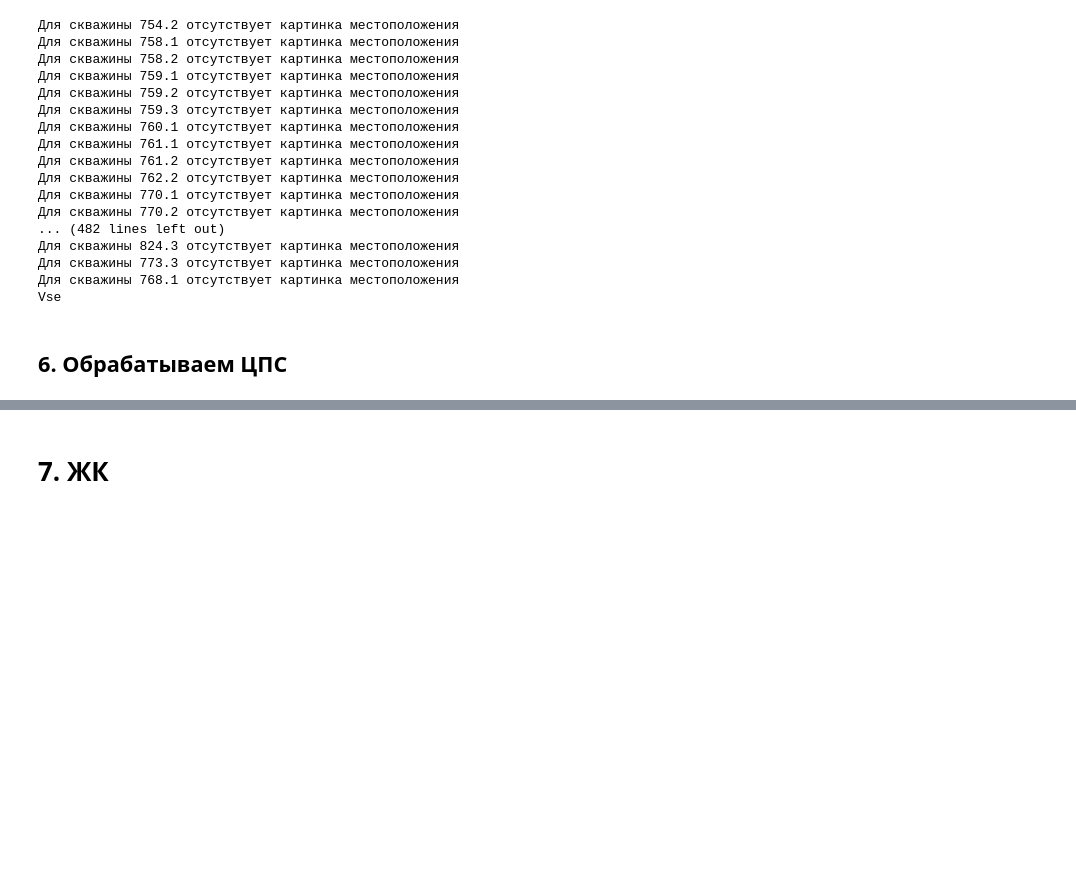
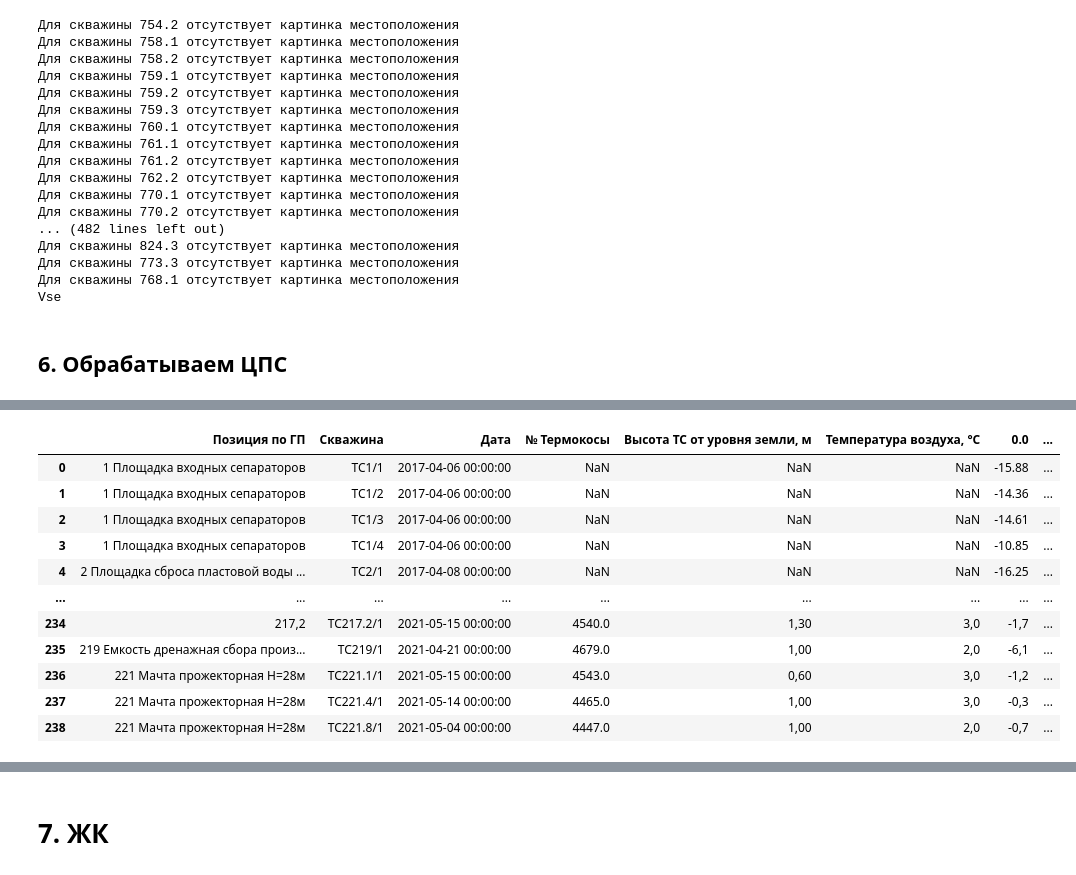
Before and after one commit to NikolaevMikhailRoma/m_project, a Jupyter notebook: Mesoyaha_passports.ipynb, the cells around one changed output, grey strips where cells are left out. Saved outputs shown, nothing was run; the diff lists cells and outputs as text; code cells hidden in the pictures; blank space fills up the shorter version.

```diff
--- a/Mesoyaha_passports.ipynb
+++ b/Mesoyaha_passports.ipynb
@@ -905,0 +890,81 @@ See the caveats in the documentation: https://pandas.pydata.org/pandas-docs/stab
+# %%
+# def read_df(path_to_file, name_of_area, list_of_table_names,  column_with_well_names = 'Unnamed: 3'):
+#   # например: column_with_well_names = 'Unnamed: 3' # значит третью колонку мы используем для обозначения названий скважин
+
+#   for i, sheet in enumerate (list_of_table_names):
+#     if i==0:
+#         df = pd.read_excel(path_to_file, sheet_name = sheet, skiprows = 12) # вроде вставка дат работает как надо
+#         rename_df(df, column_with_well_names, name_of_area)
+#     else:
+#         df_temp = pd.read_excel(path_to_file, sheet_name = sheet, skiprows = 12) # вроде вставка дат работает как надо
+#         rename_df(df_temp, column_with_well_names, name_of_area)
+#         df = pd.concat([df, df_temp])
+#     df = df[df['Дата'].notna()]
+#     df = df[df['Скважина'].notna()]
+#     df['Скважина'] = df['Скважина'].astype(str).str.replace(',', '.')
+#   return(df)
+
+# def rename_df(df, column_with_well_names, name_of_area = 'Default'):
+#   # переименовываем и удаляем ненужные колонки, column_with_well_names здесь означает колонку с названием скважины
+
+#   # additional_columns = True
+#   # if name_of_area == 'Газопоршневая электростанция':
+#   #   additional_columns = False
+
+
+
+#   df.rename(columns = {'Unnamed: 1' : 'Позиция по ГП', column_with_well_names : 'Скважина', 'Дата.1' : 'ДАТА', 'Unnamed: 13' : 'Высота ТС от уровня земли, м',
+#                         'Unnamed: 9' : '№ Термокосы', 'Unnamed: 20' : 'Температура воздуха, °С',
+#                         0:str('0.0'), 0.5:str('0.5'), 1:str('1.0'), 1.5:str('1.5'), 2:str('2.0'), 2.5:str('2.5'), 3 : str('3.0'),
+#                         4:str('4.0'), 5:str('5.0'), 6:str('6.0'), 7:str('7.0'), 8:str('8.0'), 9:str('9.0'),
+#                         10:str('10.0'), 12:str('12.0'), 14:str('14.0'), 15:str('15.0')}, inplace = True)
+#   df.rename(columns = {df.columns[-1] :'Средняя температура'}, inplace = True) # добавляем значения средних температур из сводной ведомости
+#   # df = df[df['Средняя температура'] != '#DIV/0!']
+#   # df['Средняя температура'] = (df['Средняя температура'].astype(float)//0.01)/100
+#   actual_columns = ['Позиция по ГП', 'Скважина', 'ДАТА', 'Высота ТС от уровня земли, м', '0.0', '№ Термокосы', 'Температура воздуха, °С', '0.5', '1.0', '1.5', '2.0', '2.5', '3.0',
+#                     '4.0', '5.0', '6.0', '7.0', '8.0', '9.0',
+#                     '10.0', '12.0', '14.0', '15.0', 'Средняя температура']
+
+#   current_col = list(df.columns)
+#   for temp in current_col:
+#     dropped_col = []
+#     if temp not in actual_columns:
+#       dropped_col.append(temp)
+#     df.drop(columns = dropped_col, inplace = True)
+#   df.rename(columns = {'ДАТА' : 'Дата'}, inplace = True) # хз зачем я так сделал
+#   # добавляем костыль
+#   for column in actual_columns:
+#     if column not in df.columns:
+#       df[column] = float('nan')
+
+path_to_file = 'drive/MyDrive/WORK/Месояха/Том 8/Том VIII Приложение И_ЦПС.xlsx' # относительный путь до приложения
+list_of_table_names = ['ЦПС Весна 2017',
+                       'ЦПС Осень 2017',
+                       'ЦПС Весна 2018',
+                       'ЦПС Осень 2018',
+                       'ЦПС Весна 2019',
+                       'ЦПС Осень 2019',
+                       'ЦПС Весна 2020',
+                       'ЦПС Осень 2020',
+                       'ЦПС Весна 2021'] #обрабатываемые листы в порядке заполнения пасспорта
+column_with_well_names = 'Unnamed: 2'
+name_of_area = 'Площадка ЦПС' #название площадки
+do_you_want_refrest_graph = False # Хотите ли обновить графики (True - если хотим, False - если нет)
+df = read_df(path_to_file, list_of_table_names=list_of_table_names, name_of_area = name_of_area, column_with_well_names = column_with_well_names)
+
+# df = pd.read_excel(path_to_file, sheet_name=list_of_table_names[0], skiprows = 12)
+
+df
+# %% [output]
+|  | Позиция по ГП | Скважина | Дата | № Термокосы | Высота ТС от уровня земли, м | Температура воздуха, °С | 0.0 | ... |
+| 0 | 1 Площадка входных сепараторов | ТС1/1 | 2017-04-06 00:00:00 | NaN | NaN | NaN | -15.88 | ... |
+| 1 | 1 Площадка входных сепараторов | ТС1/2 | 2017-04-06 00:00:00 | NaN | NaN | NaN | -14.36 | ... |
+| 2 | 1 Площадка входных сепараторов | ТС1/3 | 2017-04-06 00:00:00 | NaN | NaN | NaN | -14.61 | ... |
+| 3 | 1 Площадка входных сепараторов | ТС1/4 | 2017-04-06 00:00:00 | NaN | NaN | NaN | -10.85 | ... |
+| 4 | 2 Площадка сброса пластовой воды ... | ТС2/1 | 2017-04-08 00:00:00 | NaN | NaN | NaN | -16.25 | ... |
+| ... | ... | ... | ... | ... | ... | ... | ... | ... |
+| 234 | 217,2 | ТС217.2/1 | 2021-05-15 00:00:00 | 4540.0 | 1,30 | 3,0 | -1,7 | ... |
+| 235 | 219 Емкость дренажная сбора произ... | ТС219/1 | 2021-04-21 00:00:00 | 4679.0 | 1,00 | 2,0 | -6,1 | ... |
+| 236 | 221 Мачта прожекторная Н=28м | ТС221.1/1 | 2021-05-15 00:00:00 | 4543.0 | 0,60 | 3,0 | -1,2 | ... |
+| 237 | 221 Мачта прожекторная Н=28м | ТС221.4/1 | 2021-05-14 00:00:00 | 4465.0 | 1,00 | 3,0 | -0,3 | ... |
+| 238 | 221 Мачта прожекторная Н=28м | ТС221.8/1 | 2021-05-04 00:00:00 | 4447.0 | 1,00 | 2,0 | -0,7 | ... |
```
Also changed, not shown: parts of 9 cells of this notebook.
